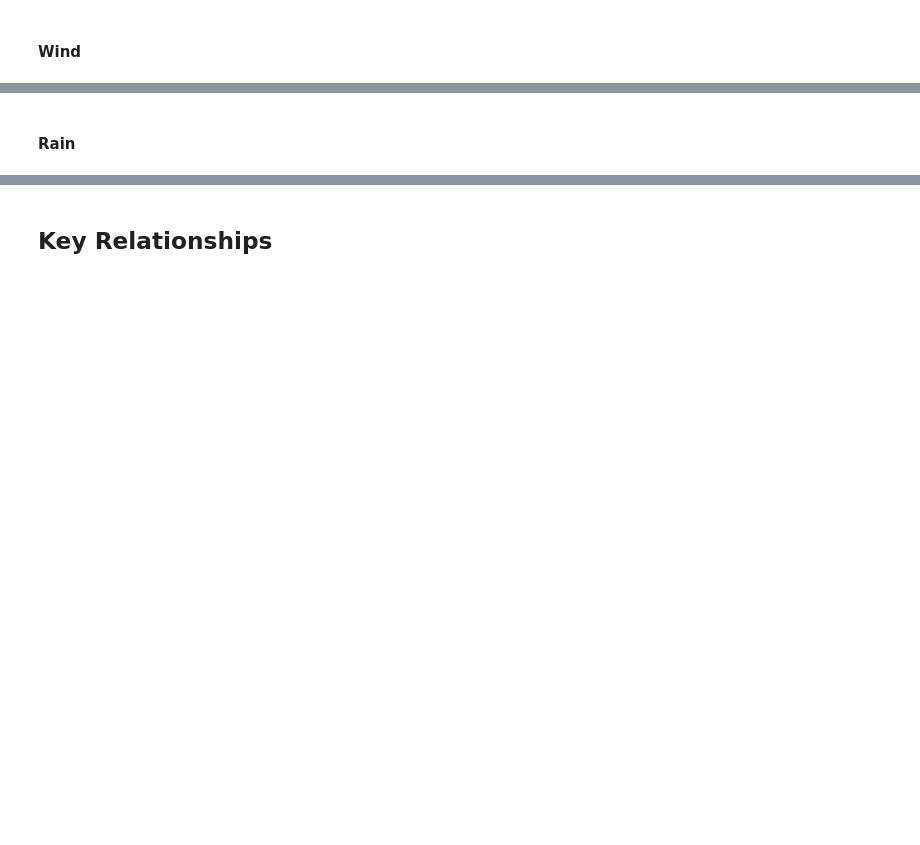
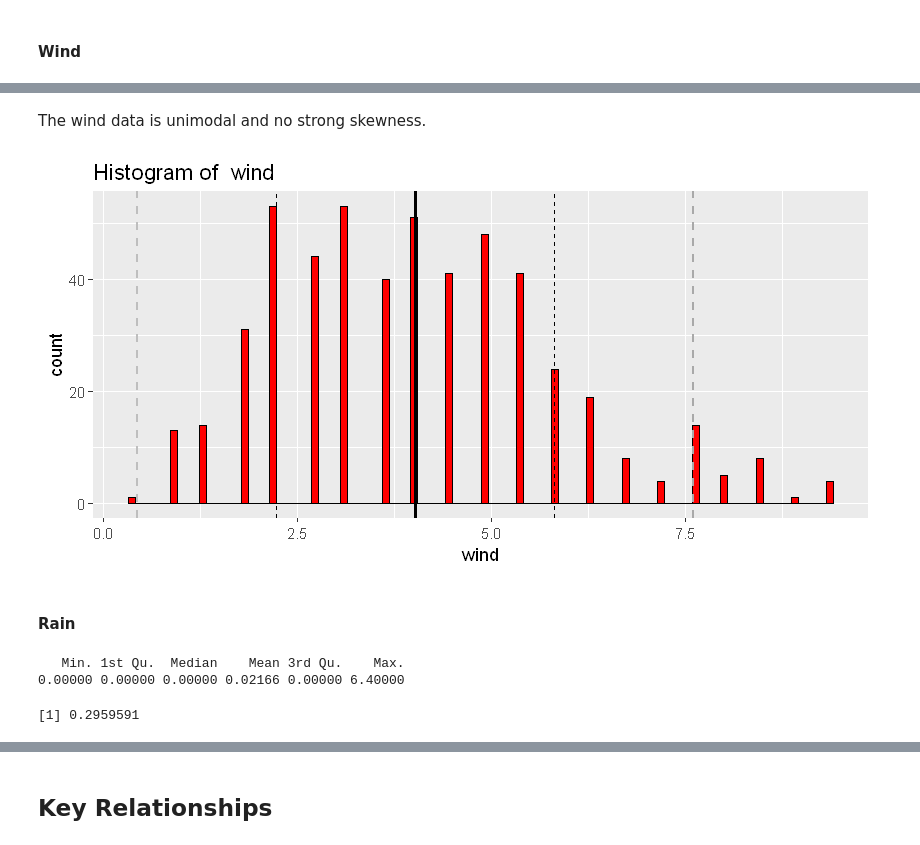
Before and after one commit to hyunchul78/w203_lab1, a Jupyter notebook: Lab1 - Forest Fire EDA.ipynb, the cells around one changed output, grey strips where cells are left out. Cells and saved outputs as stored; diff of their text form; code cells hidden in the pictures; blank space fills up the shorter version.

```diff
--- a/Lab1 - Forest Fire EDA.ipynb
+++ b/Lab1 - Forest Fire EDA.ipynb
@@ -274,2 +253,15 @@ This data is remarkably well distribued, with the average just slightly below ro
+# %% [markdown]
+The wind data is unimodal and no strong skewness.
+# %%
+FancyHist(ff, "wind")
+# %% [output]
+[figure, added]
 # %% [markdown]
 #### Rain
+# %%
+summary(ff$rain)
+sd(ff$rain)
+# %% [output]
+   Min. 1st Qu.  Median    Mean 3rd Qu.    Max.
+0.00000 0.00000 0.00000 0.02166 0.00000 6.40000
+[1] 0.2959591
```
Also changed, not shown: parts of 17 cells of this notebook.
